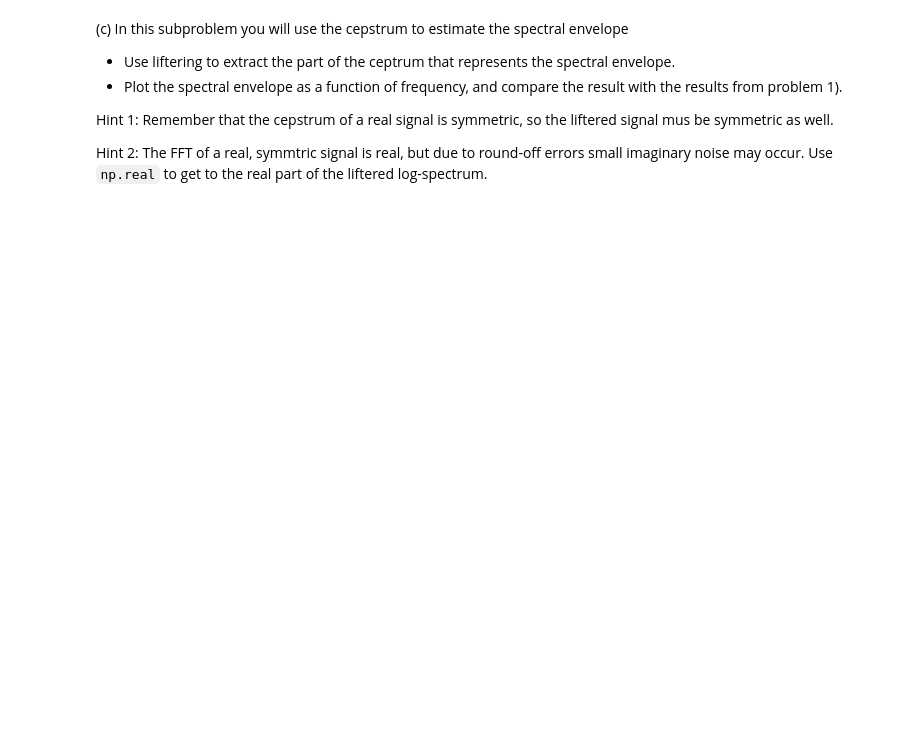
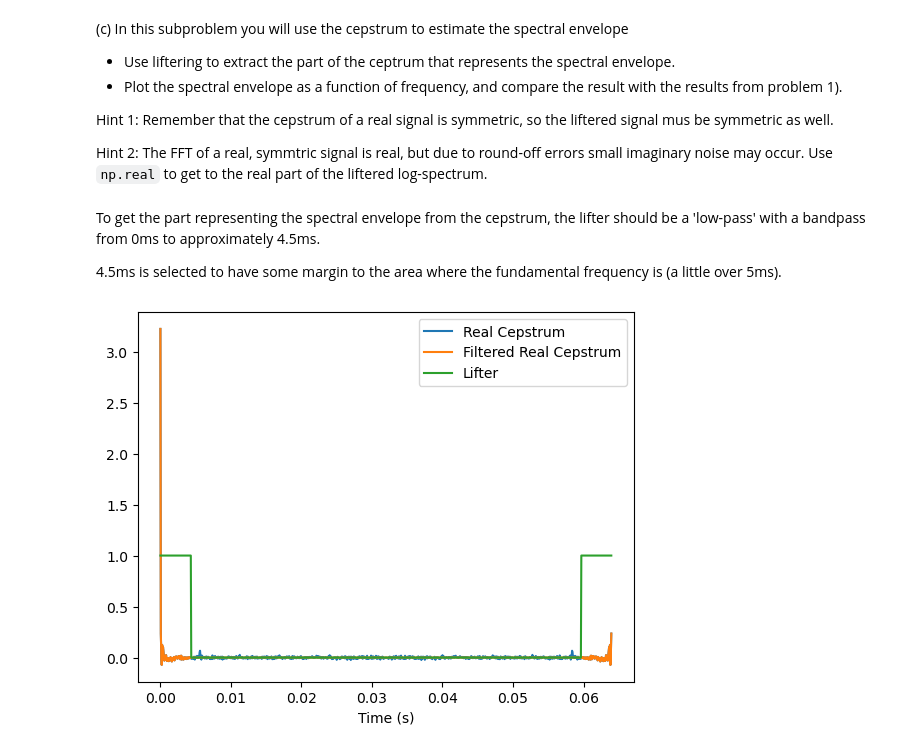
Before and after one commit to martinfsl/TTT4185, a Jupyter notebook: Assignments/Assignment_1/TTT4185_assignment_1.ipynb, the cells around one changed output. Drawn from its saved outputs; the diff is of its cells as text; code cells hidden in the pictures; blank space fills up the shorter version.

```diff
--- a/Assignments/Assignment_1/TTT4185_assignment_1.ipynb
+++ b/Assignments/Assignment_1/TTT4185_assignment_1.ipynb
@@ -202,3 +240,25 @@ In this problem we look at the cepstrum and deconvolution
 Hint 1: Remember that the cepstrum of a real signal is symmetric, so the liftered signal mus be symmetric as well.
 
 Hint 2: The FFT of a real, symmtric signal is real, but due to round-off errors small imaginary noise may occur. Use `np.real` to get to the real part of the liftered log-spectrum.
+# %% [markdown]
+To get the part representing the spectral envelope from the cepstrum, the lifter should be a 'low-pass' with a bandpass from 0ms to approximately 4.5ms.
+
+4.5ms is selected to have some margin to the area where the fundamental frequency is (a little over 5ms).
+# %%
+# Creating an ideal (and symmetric) low-pass filter from 0ms to 4.5ms
+index = np.where(t == 0.004375)[0][0] # Closest value to 4.5ms
+lifter = np.zeros(len(realCepstrum))
+for i in range(len(lifter[:index])):
+    lifter[i]  = 1
+    lifter[-i] = 1
+
+lifteredCepstrum = realCepstrum*lifter
+
+plt.plot(t, realCepstrum)
+plt.plot(t, lifteredCepstrum)
+plt.plot(t, lifter)
+plt.legend(["Real Cepstrum", "Filtered Real Cepstrum", "Lifter"])
+plt.xlabel("Time (s)")
+plt.show()
+# %% [output]
+[figure, added]
```
Also changed, not shown: parts of 25 cells of this notebook.
